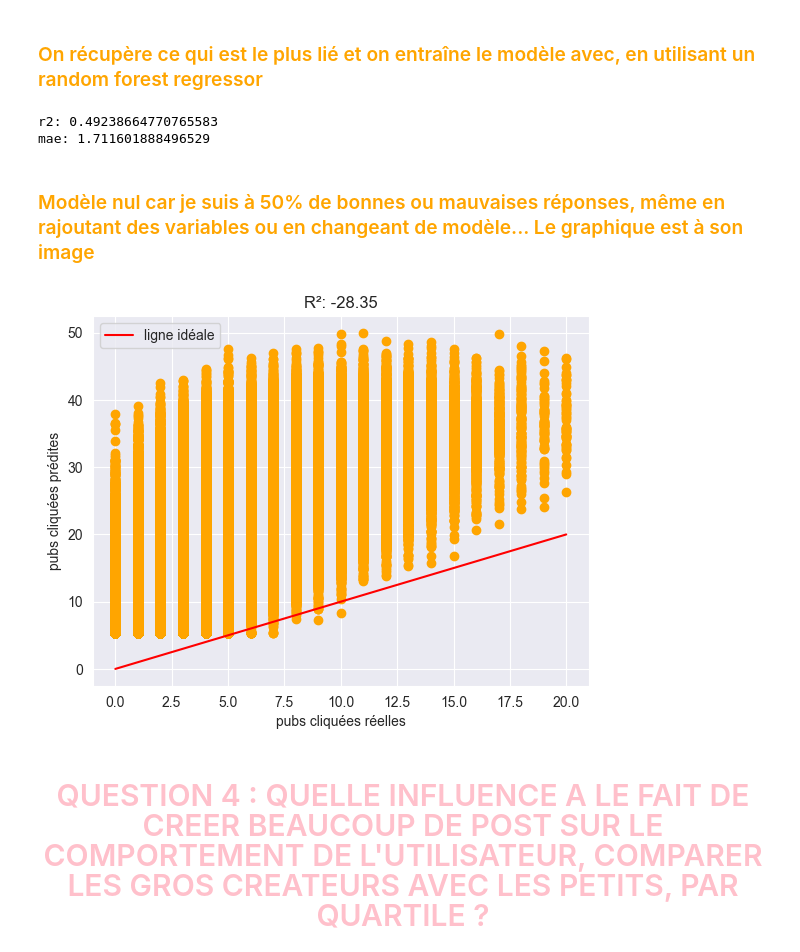
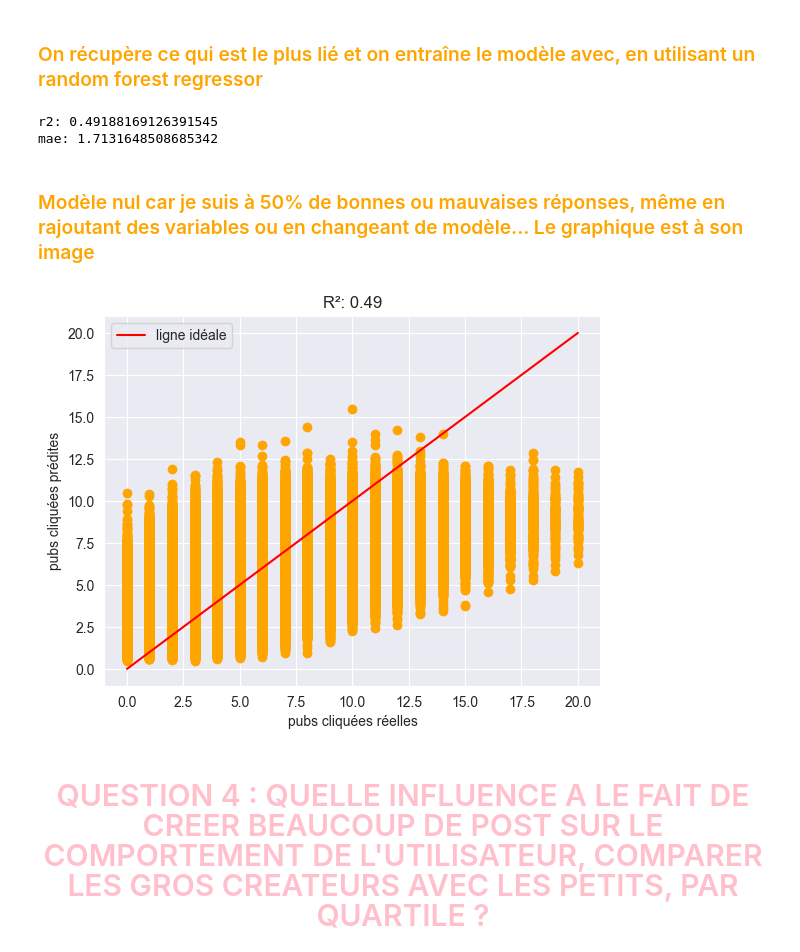
Before and after one commit to massaines-cpu/ANALYSE-DE-DONNEES-INSTAGRAM, a Jupyter notebook: Untitled.ipynb, the cells around one changed output. Drawn from its saved outputs; the diff is of its cells as text; code cells hidden in the pictures.

```diff
--- a/Untitled.ipynb
+++ b/Untitled.ipynb
@@ -439,7 +439,7 @@ X = insta_data[[
 ]]
 y = insta_data['ads_clicked_per_day']
 
-X_train, X_test, y_train, y_test = train_test_split(X, y, test_size=1/3, random_state=0)
+X_train, X_test, y_train, y_test = train_test_split(X, y, test_size=0.5, random_state=0)
 
 model = RandomForestRegressor(n_estimators=100, random_state=0, n_jobs=-1)
 model.fit(X_train, y_train)
@@ -448,20 +448,20 @@ y_pred = model.predict(X_test)
 print('r2:', r2_score(y_test, y_pred))
 print('mae:', mean_absolute_error(y_test, y_pred))
 # %% [output]
-r2: 0.49238664770765583
-mae: 1.711601888496529
+r2: 0.49188169126391545
+mae: 1.7131648508685342
 # %% [markdown]
 <h3 style="color:orange;"> Modèle nul car je suis à 50% de bonnes ou mauvaises réponses, même en rajoutant des variables ou en changeant de modèle... Le graphique est à son image</h3>
 # %%
-plt.scatter(y_test, y_predict, color='orange')
+plt.scatter(y_test, y_pred, color='orange')
 plt.plot([y_test.min(), y_test.max()], [y_test.min(), y_test.max()], color='red', label='ligne idéale')
 plt.xlabel('pubs cliquées réelles')
 plt.ylabel('pubs cliquées prédites')
-plt.title(f'R²: {metrics.r2_score(y_test, y_predict):.2f}')
+plt.title(f'R²: {metrics.r2_score(y_test, y_pred):.2f}')
 plt.legend()
 plt.show()
 # %% [output]
-[figure, old version]
+[figure, new version]
 # %% [markdown]
 <h2 style="color:pink; text-align:center; font-size:30px;">
 QUESTION 4 : QUELLE INFLUENCE A LE FAIT DE CREER BEAUCOUP DE POST SUR LE COMPORTEMENT DE L'UTILISATEUR, COMPARER LES GROS CREATEURS AVEC LES PETITS, PAR QUARTILE ? </h2>
```
Also changed, not shown: parts of 1 cell of this notebook.
